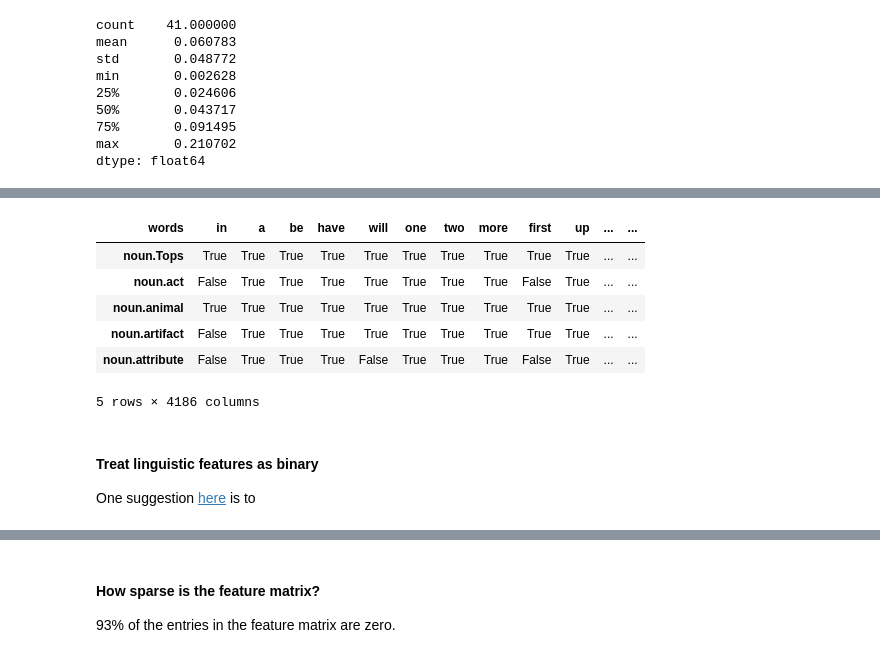
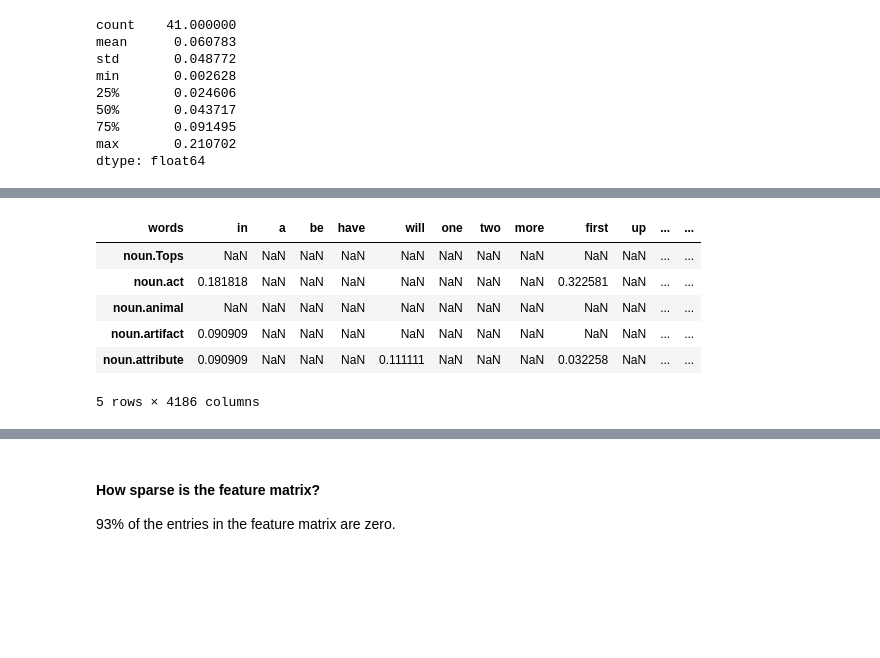
Before and after one commit to geoffbacon/semrep, a Jupyter notebook: semrep/evaluate/qvec/explore.ipynb, the cells around one changed output, grey strips where cells are left out. Saved outputs shown, nothing was run; the diff lists cells and outputs as text; code cells hidden in the pictures; blank space fills up the shorter version.

Commit message:
add correlation work

```diff
--- a/semrep/evaluate/qvec/explore.ipynb
+++ b/semrep/evaluate/qvec/explore.ipynb
@@ -261,14 +263,11 @@ S.head()
 # %%
-(S == 0).head()
+S_no_zeroes = S[(S != 0)]
+S_no_zeroes.head()
 # %% [output]
 | words | in | a | be | have | will | one | two | more | first | up | ... | ... |
-| noun.Tops | True | True | True | True | True | True | True | True | True | True | ... | ... |
-| noun.act | False | True | True | True | True | True | True | True | False | True | ... | ... |
-| noun.animal | True | True | True | True | True | True | True | True | True | True | ... | ... |
-| noun.artifact | False | True | True | True | True | True | True | True | True | True | ... | ... |
-| noun.attribute | False | True | True | True | False | True | True | True | False | True | ... | ... |
+| noun.Tops | NaN | NaN | NaN | NaN | NaN | NaN | NaN | NaN | NaN | NaN | ... | ... |
+| noun.act | 0.181818 | NaN | NaN | NaN | NaN | NaN | NaN | NaN | 0.322581 | NaN | ... | ... |
+| noun.animal | NaN | NaN | NaN | NaN | NaN | NaN | NaN | NaN | NaN | NaN | ... | ... |
+| noun.artifact | 0.090909 | NaN | NaN | NaN | NaN | NaN | NaN | NaN | NaN | NaN | ... | ... |
+| noun.attribute | 0.090909 | NaN | NaN | NaN | 0.111111 | NaN | NaN | NaN | 0.032258 | NaN | ... | ... |
 5 rows × 4186 columns
-# %% [markdown]
-#### Treat linguistic features as binary
-
-One suggestion [here](https://stats.stackexchange.com/questions/102778/correlations-between-continuous-and-categorical-nominal-variables) is to
```
Also changed, not shown: parts of 25 cells of this notebook.
